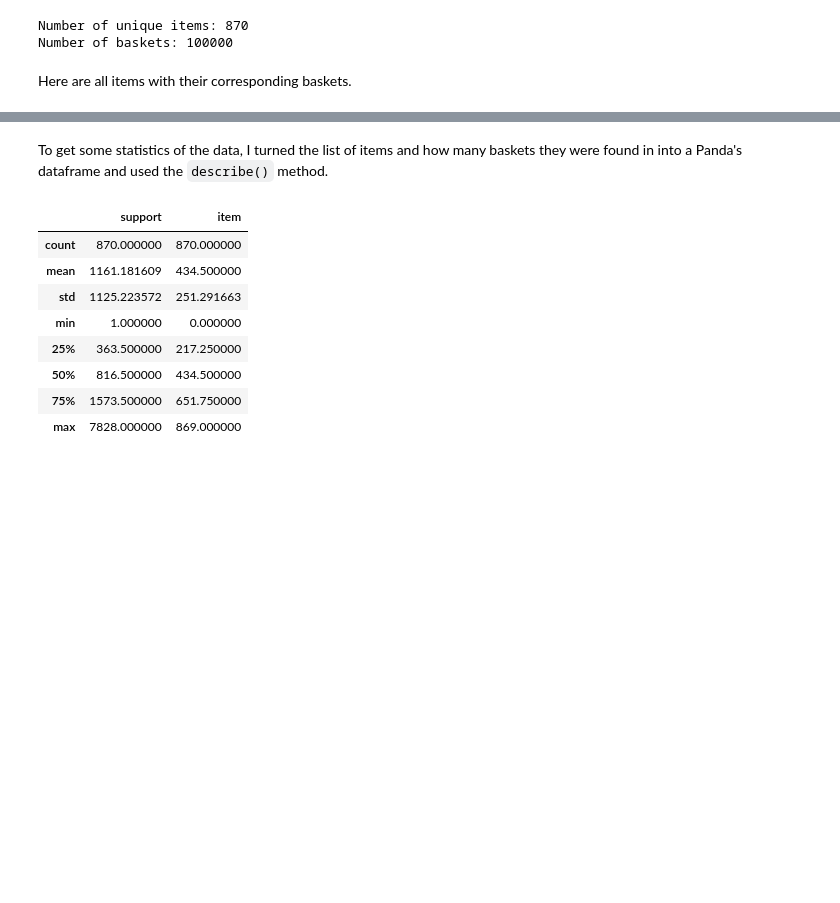
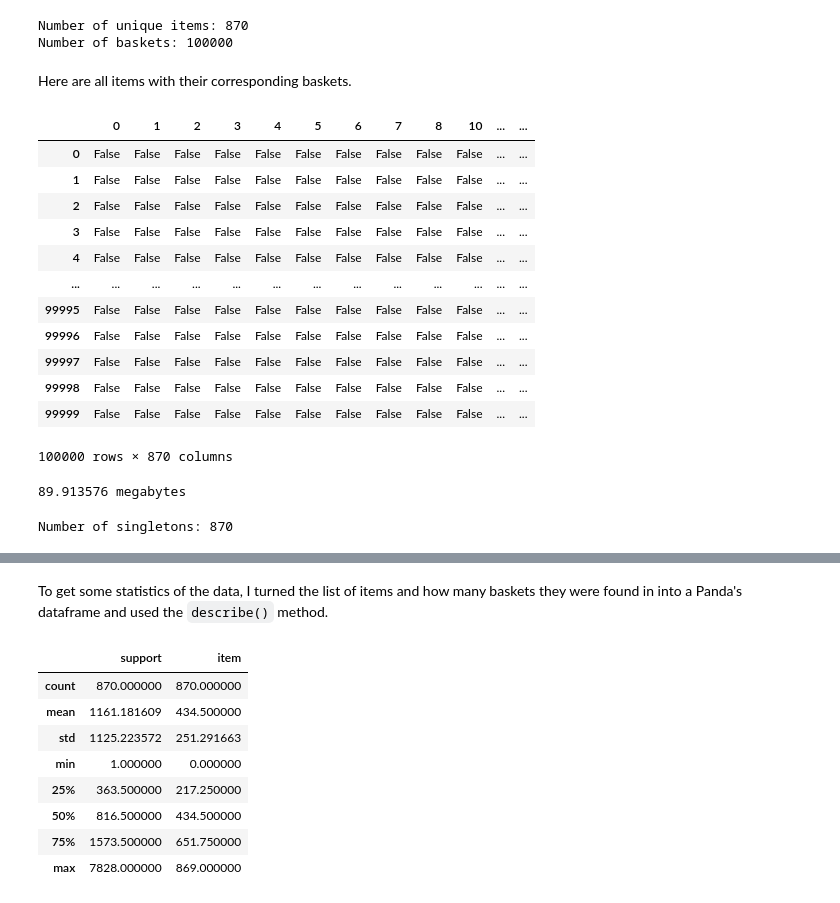
Before and after one commit to LinusOstlund/id2222, a Jupyter notebook: lab2/src/Report.ipynb, the cells around one changed output, grey strips where cells are left out. Saved outputs shown, nothing was run; the diff lists cells and outputs as text; code cells hidden in the pictures; blank space fills up the shorter version.

```diff
--- a/lab2/src/Report.ipynb
+++ b/lab2/src/Report.ipynb
@@ -57,3 +60,41 @@ def get_item_support(baskets):
         for item in basket:
             items[item].append(i)
     return items
+# %%
+import numpy as np
+import pandas as pd
+# a dataframe with the item as the index and the baskets as the values
+
+# https://pandas.pydata.org/docs/user_guide/basics.html OPTIMERA!!!!!!!!
+df = pd.DataFrame(columns=get_unique_items(baskets), index=np.arange(len(baskets)))
+df = df.fillna(False)
+for i, basket in enumerate(baskets):
+    for item in basket:
+        #print(f'item: {item}, basket: {i}')
+        df.loc[i, item] = True
+# %%
+df
+# %% [output]
+|  | 0 | 1 | 2 | 3 | 4 | 5 | 6 | 7 | 8 | 10 | ... | ... |
+| 0 | False | False | False | False | False | False | False | False | False | False | ... | ... |
+| 1 | False | False | False | False | False | False | False | False | False | False | ... | ... |
+| 2 | False | False | False | False | False | False | False | False | False | False | ... | ... |
+| 3 | False | False | False | False | False | False | False | False | False | False | ... | ... |
+| 4 | False | False | False | False | False | False | False | False | False | False | ... | ... |
+| ... | ... | ... | ... | ... | ... | ... | ... | ... | ... | ... | ... | ... |
+| 99995 | False | False | False | False | False | False | False | False | False | False | ... | ... |
+| 99996 | False | False | False | False | False | False | False | False | False | False | ... | ... |
+| 99997 | False | False | False | False | False | False | False | False | False | False | ... | ... |
+| 99998 | False | False | False | False | False | False | False | False | False | False | ... | ... |
+| 99999 | False | False | False | False | False | False | False | False | False | False | ... | ... |
+100000 rows × 870 columns
+# %%
+print(f"{df.memory_usage(deep=True).sum() / 1000**2} megabytes")
+# %% [output]
+89.913576 megabytes
+# %%
+# calculate number of true in each column
+singletons = df.sum(axis=0).to_dict()
+print(f'Number of singletons: {len(singletons)}')
+# %% [output]
+Number of singletons: 870
```
Also changed, not shown: parts of 18 cells of this notebook.
